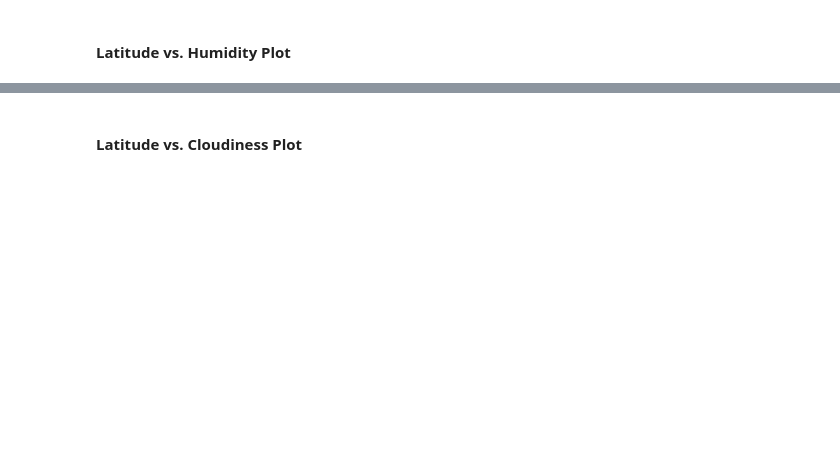
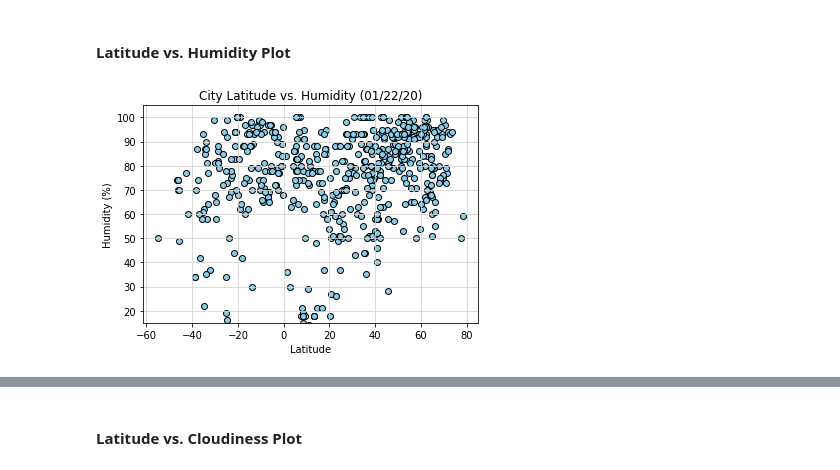
Before and after one commit to sruelle/python-api-challenge, a Jupyter notebook: starter_code/WeatherPy.ipynb, the cells around one changed output, grey strips where cells are left out. Saved outputs shown, nothing was run; the diff lists cells and outputs as text; code cells hidden in the pictures; blank space fills up the shorter version.

```diff
--- a/starter_code/WeatherPy.ipynb
+++ b/starter_code/WeatherPy.ipynb
@@ -230,10 +222,12 @@ plt.show()
 # %%
 
 plt.scatter(weather_dataframe["Lat"],weather_dataframe["Humidity"],edgecolors="black",facecolors="skyblue")
-plt.title("City Latitude vs. Humidity (01/21/20)")
+plt.title("City Latitude vs. Humidity (%s)" % time.strftime('%x') )
 plt.xlabel("Latitude")
 plt.ylabel("Humidity (%)")
 plt.ylim(15,105)
 plt.grid (b=True,which="major",axis="both",linestyle="-",color="lightgrey")
 plt.savefig("Figures/fig2.png")
 plt.show()
+# %% [output]
+[figure, added]
```
Also changed, not shown: parts of 20 cells of this notebook, 4 other files.
